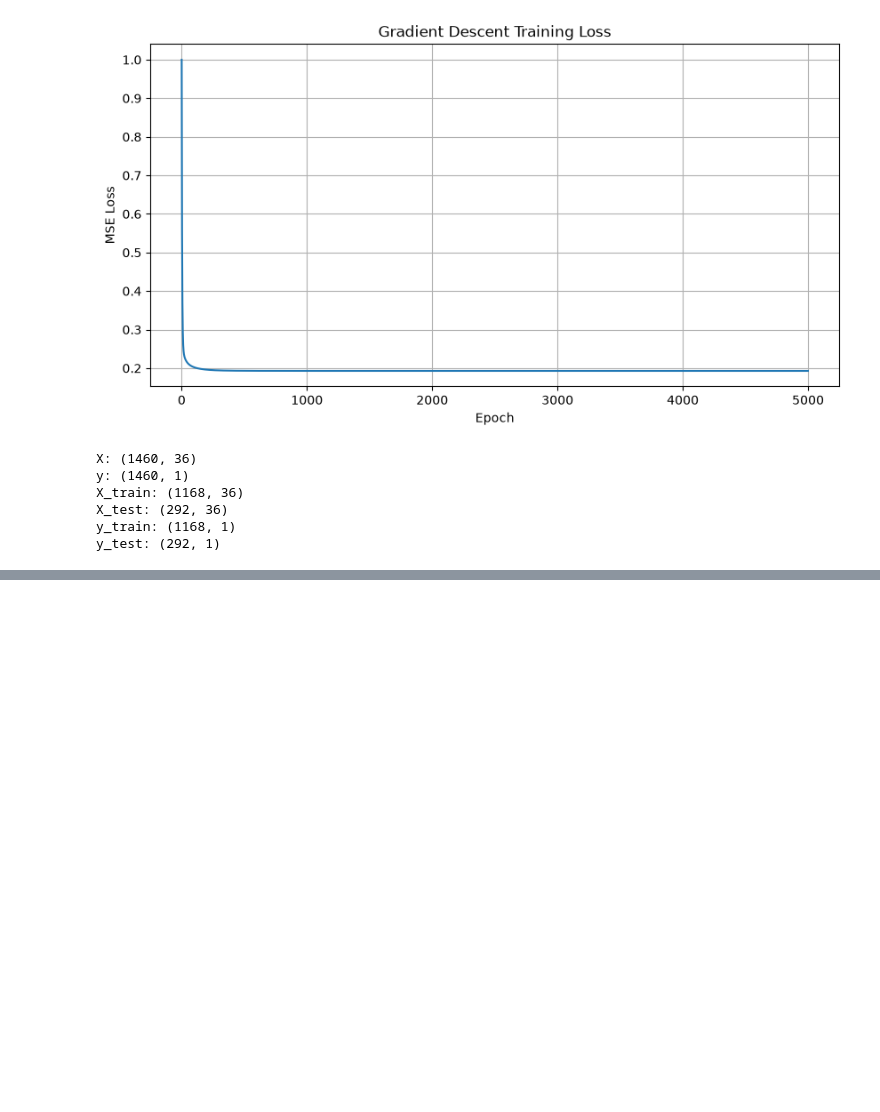
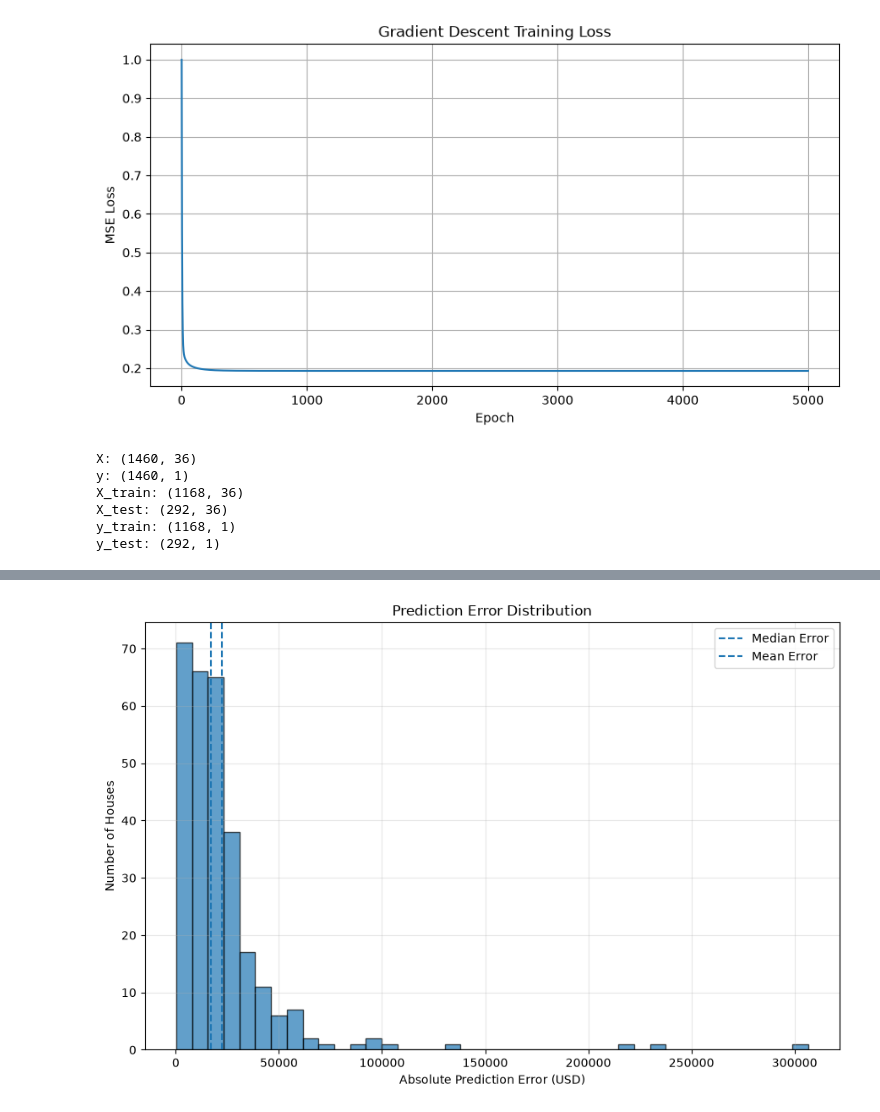
Before and after one commit to tien320/ml-project, a Jupyter notebook: notebook/01_linear_regression.ipynb, the cells around one changed output, grey strips where cells are left out. Drawn from its saved outputs; the diff is of its cells as text; code cells hidden in the pictures; blank space fills up the shorter version.

```diff
--- a/notebook/01_linear_regression.ipynb
+++ b/notebook/01_linear_regression.ipynb
@@ -251,0 +1022,34 @@ y_test: (292, 1)
+# %%
+import matplotlib.pyplot as plt
+
+plt.figure(figsize=(9, 6))
+
+plt.hist(
+    error_report["Absolute_Error"],
+    bins=40,
+    edgecolor="black",
+    alpha=0.7
+)
+
+plt.axvline(
+    error_report["Absolute_Error"].median(),
+    linestyle="--",
+    label="Median Error"
+)
+
+plt.axvline(
+    error_report["Absolute_Error"].mean(),
+    linestyle="--",
+    label="Mean Error"
+)
+
+plt.xlabel("Absolute Prediction Error (USD)")
+plt.ylabel("Number of Houses")
+plt.title("Prediction Error Distribution")
+
+plt.legend()
+plt.grid(alpha=0.3)
+plt.tight_layout()
+plt.show()
+# %% [output]
+[figure, added]
```
Also changed, not shown: parts of 19 cells of this notebook, 2 other files.
